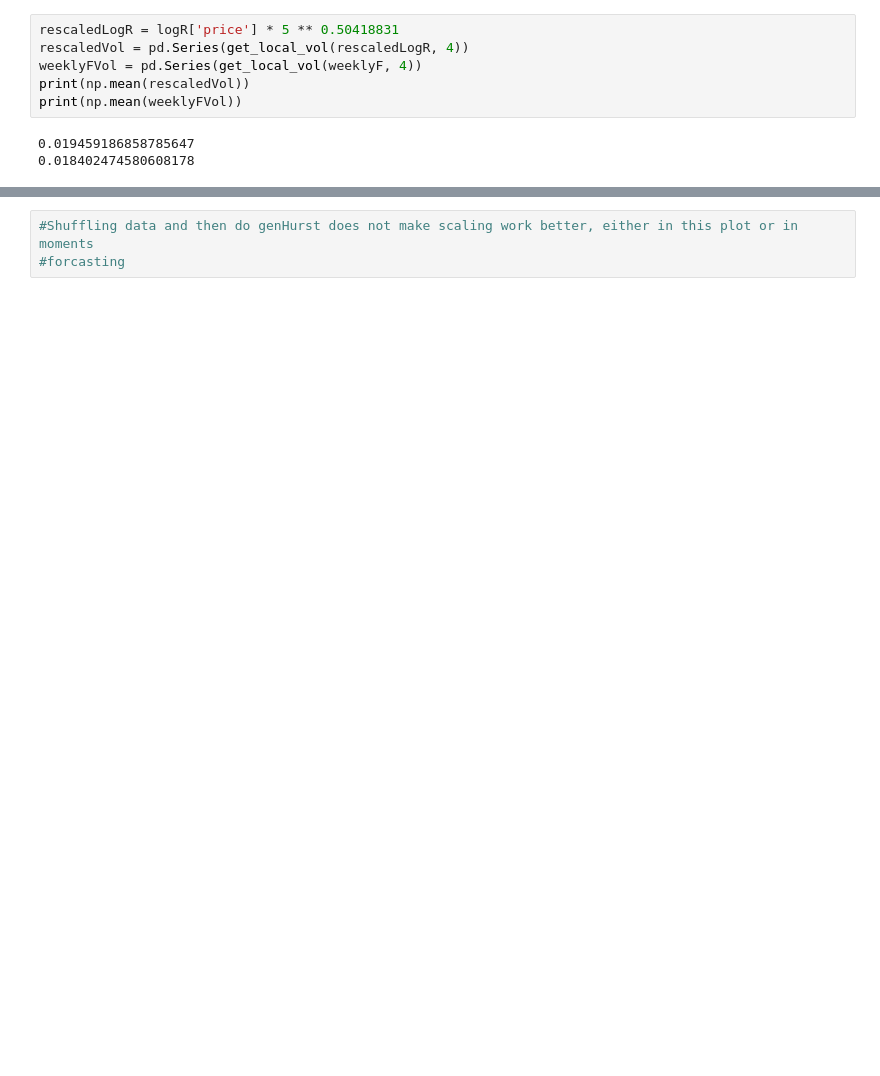
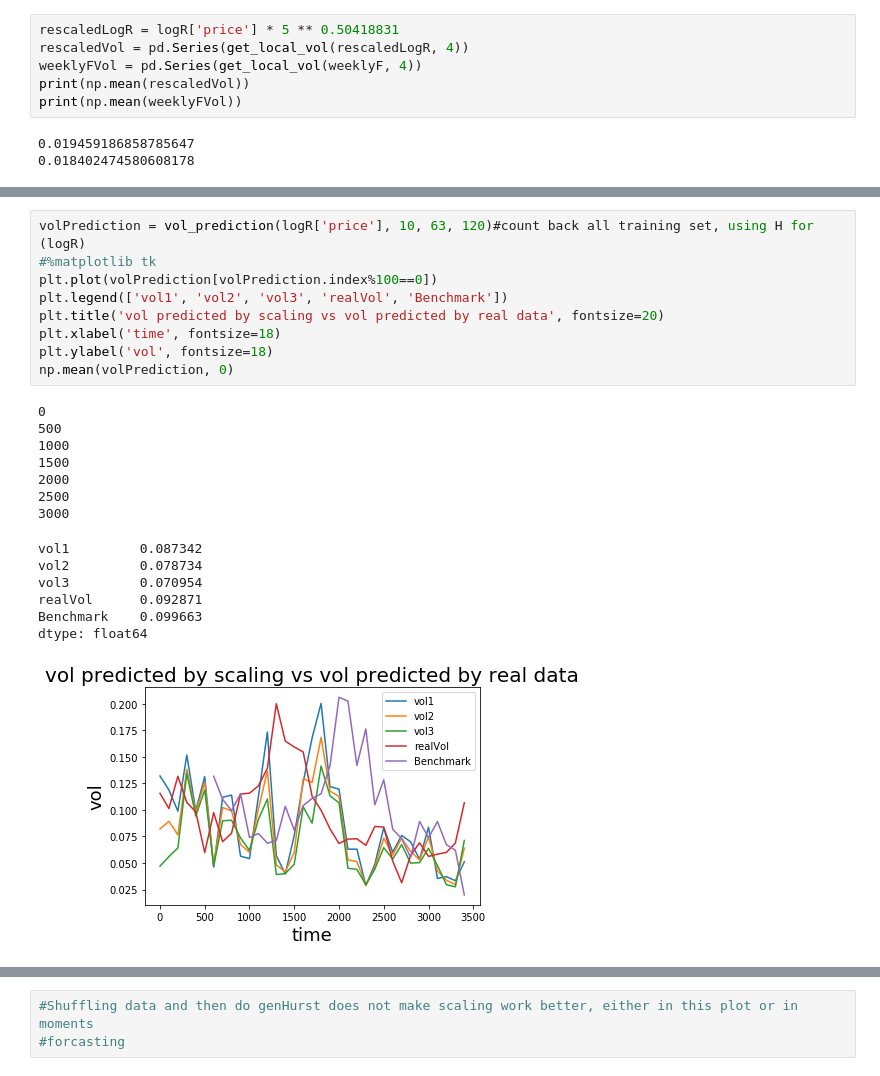
Before and after one commit to linsallyzhao/notebooks, a Jupyter notebook: FDS_assignment2/a_few_useful_functions.ipynb, the cells around one changed output, grey strips where cells are left out. Saved outputs shown, nothing was run; the diff lists cells and outputs as text; blank space fills up the shorter version.

```diff
--- a/FDS_assignment2/a_few_useful_functions.ipynb
+++ b/FDS_assignment2/a_few_useful_functions.ipynb
@@ -775,0 +888,24 @@ print(np.mean(weeklyFVol))
+# %%
+volPrediction = vol_prediction(logR['price'], 10, 63, 120)#count back all training set, using H for (logR)
+#%matplotlib tk
+plt.plot(volPrediction[volPrediction.index%100==0])
+plt.legend(['vol1', 'vol2', 'vol3', 'realVol', 'Benchmark'])
+plt.title('vol predicted by scaling vs vol predicted by real data', fontsize=20)
+plt.xlabel('time', fontsize=18)
+plt.ylabel('vol', fontsize=18)
+np.mean(volPrediction, 0)
+# %% [output]
+0
+500
+1000
+1500
+2000
+2500
+3000
+vol1         0.087342
+vol2         0.078734
+vol3         0.070954
+realVol      0.092871
+Benchmark    0.099663
+dtype: float64
+[figure, added]
```
Also changed, not shown: parts of 32 cells of this notebook, 4 other files.
